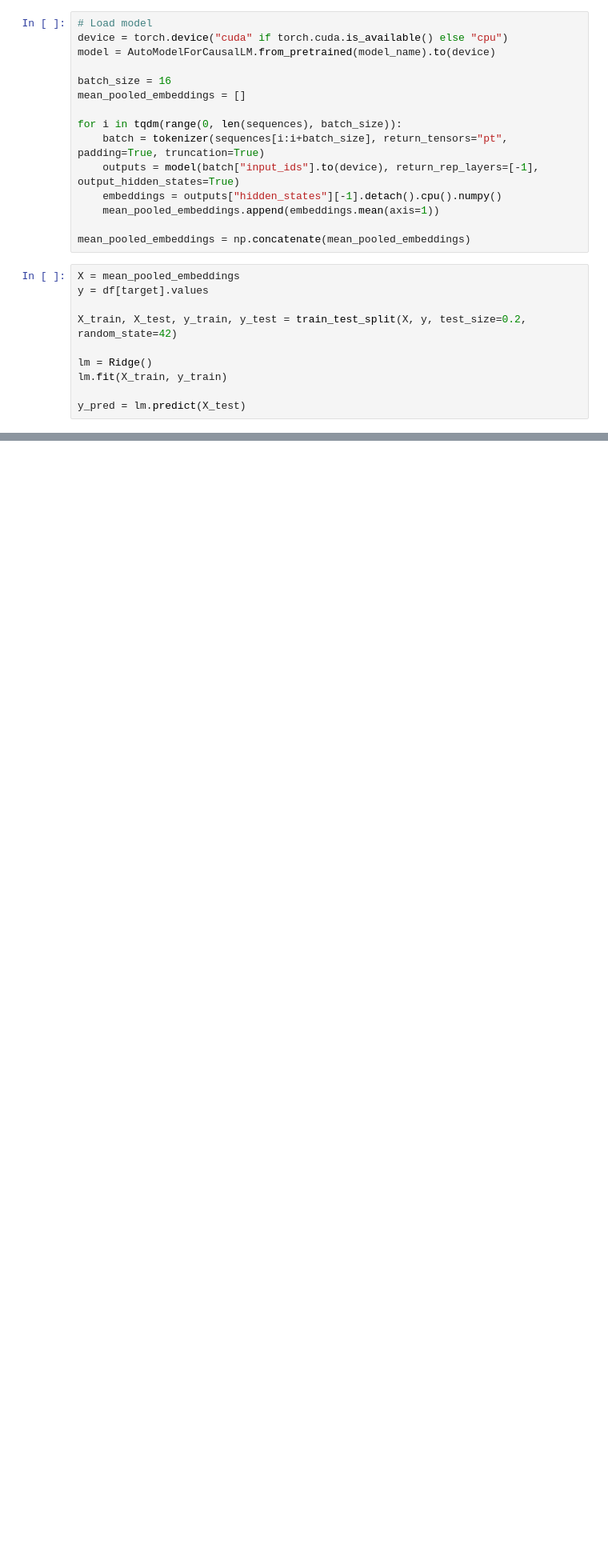
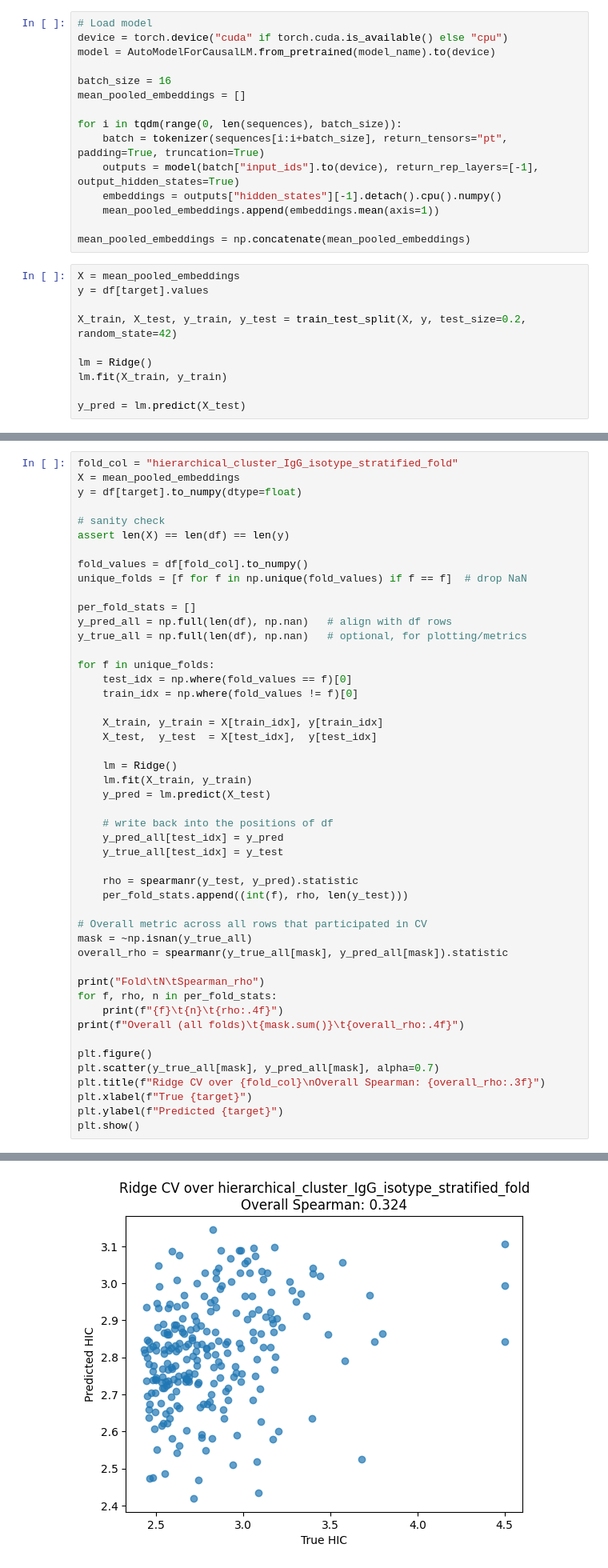
Before and after one commit to SidhantPuntambekar/BMI702_Final_Project, a Jupyter notebook: baseline_model/baseline_developability.ipynb, the cells around one changed output, grey strips where cells are left out. Shown at 80% size. Saved outputs shown, nothing was run; the diff lists cells and outputs as text; blank space fills up the shorter version.

Commit message:
Add cross validation to developability baseline ridge model

```diff
--- a/baseline_model/baseline_developability.ipynb
+++ b/baseline_model/baseline_developability.ipynb
@@ -103,0 +109,49 @@ y_pred = lm.predict(X_test)
+# %%
+fold_col = "hierarchical_cluster_IgG_isotype_stratified_fold"
+X = mean_pooled_embeddings
+y = df[target].to_numpy(dtype=float)
+
+# sanity check
+assert len(X) == len(df) == len(y)
+
+fold_values = df[fold_col].to_numpy()
+unique_folds = [f for f in np.unique(fold_values) if f == f]  # drop NaN
+
+per_fold_stats = []
+y_pred_all = np.full(len(df), np.nan)   # align with df rows
+y_true_all = np.full(len(df), np.nan)   # optional, for plotting/metrics
+
+for f in unique_folds:
+    test_idx = np.where(fold_values == f)[0]
+    train_idx = np.where(fold_values != f)[0]
+
+    X_train, y_train = X[train_idx], y[train_idx]
+    X_test,  y_test  = X[test_idx],  y[test_idx]
+
+    lm = Ridge()
+    lm.fit(X_train, y_train)
+    y_pred = lm.predict(X_test)
+
+    # write back into the positions of df
+    y_pred_all[test_idx] = y_pred
+    y_true_all[test_idx] = y_test
+
+    rho = spearmanr(y_test, y_pred).statistic
+    per_fold_stats.append((int(f), rho, len(y_test)))
+
+# Overall metric across all rows that participated in CV
+mask = ~np.isnan(y_true_all)
+overall_rho = spearmanr(y_true_all[mask], y_pred_all[mask]).statistic
+
+print("Fold\tN\tSpearman_rho")
+for f, rho, n in per_fold_stats:
+    print(f"{f}\t{n}\t{rho:.4f}")
+print(f"Overall (all folds)\t{mask.sum()}\t{overall_rho:.4f}")
+
+plt.figure()
+plt.scatter(y_true_all[mask], y_pred_all[mask], alpha=0.7)
+plt.title(f"Ridge CV over {fold_col}\nOverall Spearman: {overall_rho:.3f}")
+plt.xlabel(f"True {target}")
+plt.ylabel(f"Predicted {target}")
+plt.show()
+# %% [output]
@@ -103,0 +165 @@ y_pred = lm.predict(X_test)
+[figure, added]
```
Also changed, not shown: parts of 4 cells of this notebook.
